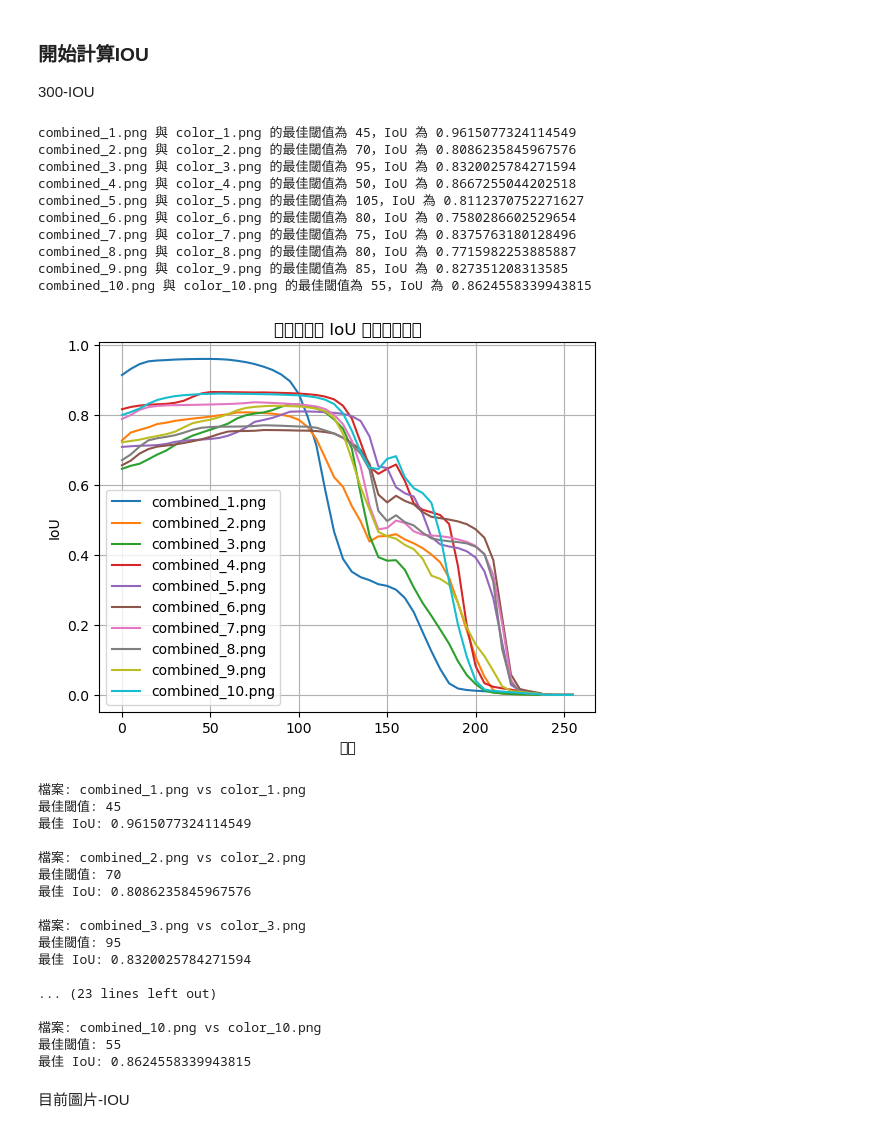
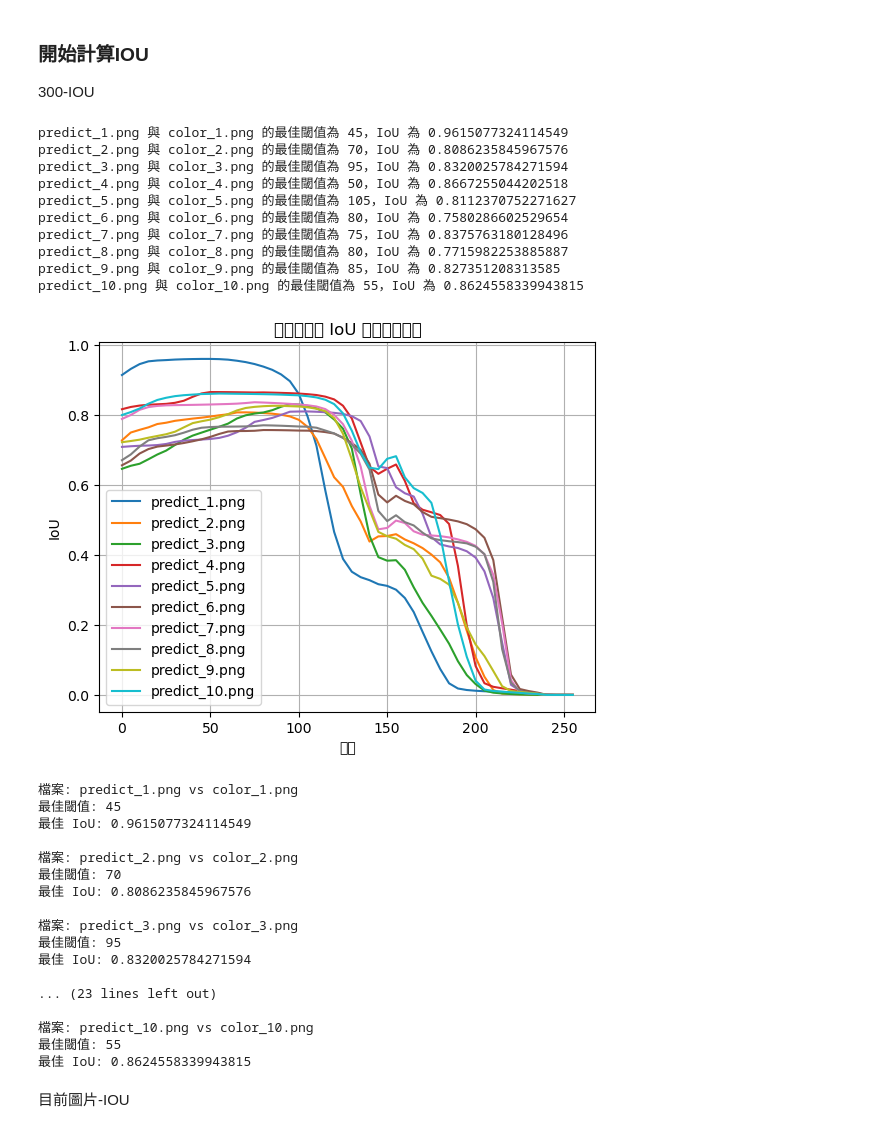
Before and after one commit to LianChia/task, a Jupyter notebook: v4.40/task1and2/Task1_and_Task2.ipynb, the cells around one changed output. Saved outputs shown, nothing was run; the diff lists cells and outputs as text; code cells hidden in the pictures.

```diff
--- a/v4.40/task1and2/Task1_and_Task2.ipynb
+++ b/v4.40/task1and2/Task1_and_Task2.ipynb
@@ -1442,61 +1288,61 @@ def process_folder_for_best_thresholds(predict_folder, groundtruth_folder):
         best_thresholds.append((predict_file, groundtruth_file, best_threshold, best_iou))
 
         print(f"{predict_file} 與 {groundtruth_file} 的最佳閾值為 {best_threshold}，IoU 為 {best_iou}")
 
         # 畫出每個檔案的 IoU-閾值變化圖
         thresholds = [x[0] for x in ious]
         ious_values = [x[1] for x in ious]
         plt.plot(thresholds, ious_values, label=f"{predict_file}")
 
     # 顯示所有檔案的 IoU-閾值圖
     plt.xlabel('閾值')
     plt.ylabel('IoU')
     plt.title('不同圖片的 IoU 值隨閾值變化')
     plt.legend(loc="best")
     plt.grid(True)
     plt.show()
 
     return best_thresholds
 
 # 預測集和真實集的資料夾路徑
-predict_folder = r"C:\Users\SSTek\Desktop\LianChia\task\v4.40\task1and2\imgv0.2\300_predict"
-groundtruth_folder = r"C:\Users\SSTek\Desktop\LianChia\task\v4.40\task1and2\imgv0.2\300_groundtruth"
+predict_folder = r"C:\Users\SSTek\Desktop\LianChia\task\v4.40\task1and2\imgv0.2\300_color\300_predict"
+groundtruth_folder = r"C:\Users\SSTek\Desktop\LianChia\task\v4.40\task1and2\imgv0.2\300_color"
 
 # 計算每張圖片的最佳閾值和 IoU
 best_thresholds = process_folder_for_best_thresholds(predict_folder, groundtruth_folder)
 
 # 輸出每對檔案的最佳閾值和 IoU
 for predict_file, groundtruth_file, best_threshold, best_iou in best_thresholds:
     print(f"檔案: {predict_file} vs {groundtruth_file}")
     print(f"最佳閾值: {best_threshold}")
     print(f"最佳 IoU: {best_iou}\n")
 # %% [output]
-combined_1.png 與 color_1.png 的最佳閾值為 45，IoU 為 0.9615077324114549
-combined_2.png 與 color_2.png 的最佳閾值為 70，IoU 為 0.8086235845967576
-combined_3.png 與 color_3.png 的最佳閾值為 95，IoU 為 0.8320025784271594
-combined_4.png 與 color_4.png 的最佳閾值為 50，IoU 為 0.8667255044202518
-combined_5.png 與 color_5.png 的最佳閾值為 105，IoU 為 0.8112370752271627
-combined_6.png 與 color_6.png 的最佳閾值為 80，IoU 為 0.7580286602529654
-combined_7.png 與 color_7.png 的最佳閾值為 75，IoU 為 0.8375763180128496
-combined_8.png 與 color_8.png 的最佳閾值為 80，IoU 為 0.7715982253885887
-combined_9.png 與 color_9.png 的最佳閾值為 85，IoU 為 0.827351208313585
-combined_10.png 與 color_10.png 的最佳閾值為 55，IoU 為 0.8624558339943815
+predict_1.png 與 color_1.png 的最佳閾值為 45，IoU 為 0.9615077324114549
+predict_2.png 與 color_2.png 的最佳閾值為 70，IoU 為 0.8086235845967576
+predict_3.png 與 color_3.png 的最佳閾值為 95，IoU 為 0.8320025784271594
+predict_4.png 與 color_4.png 的最佳閾值為 50，IoU 為 0.8667255044202518
+predict_5.png 與 color_5.png 的最佳閾值為 105，IoU 為 0.8112370752271627
+predict_6.png 與 color_6.png 的最佳閾值為 80，IoU 為 0.7580286602529654
+predict_7.png 與 color_7.png 的最佳閾值為 75，IoU 為 0.8375763180128496
+predict_8.png 與 color_8.png 的最佳閾值為 80，IoU 為 0.7715982253885887
+predict_9.png 與 color_9.png 的最佳閾值為 85，IoU 為 0.827351208313585
+predict_10.png 與 color_10.png 的最佳閾值為 55，IoU 為 0.8624558339943815
-[figure, old version]
+[figure, new version]
-檔案: combined_1.png vs color_1.png
+檔案: predict_1.png vs color_1.png
 最佳閾值: 45
 最佳 IoU: 0.9615077324114549
 
-檔案: combined_2.png vs color_2.png
+檔案: predict_2.png vs color_2.png
 最佳閾值: 70
 最佳 IoU: 0.8086235845967576
 
-檔案: combined_3.png vs color_3.png
+檔案: predict_3.png vs color_3.png
 最佳閾值: 95
 最佳 IoU: 0.8320025784271594
 
 ... (23 lines left out)
 
-檔案: combined_10.png vs color_10.png
+檔案: predict_10.png vs color_10.png
 最佳閾值: 55
 最佳 IoU: 0.8624558339943815
 # %% [markdown]
```
Also changed, not shown: parts of 7 cells of this notebook, 50 other files.
